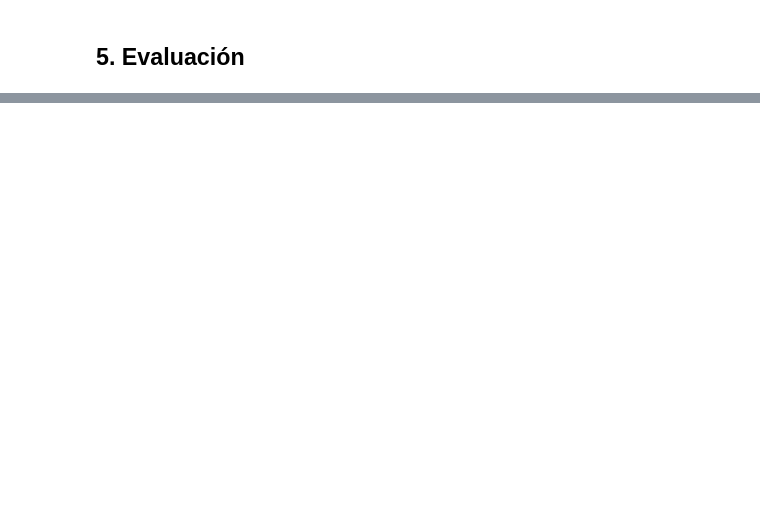
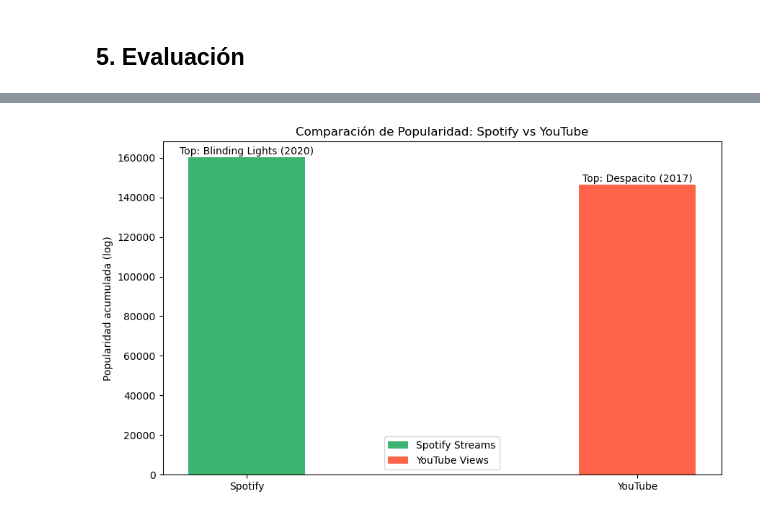
Before and after one commit to Julizzy/proyecto-analitica-c1, a Jupyter notebook: Proyecto_C1_Grupo5/proyecto_c1_grupo5.ipynb, the cells around one changed output, grey strips where cells are left out. Cells and saved outputs as stored; diff of their text form; code cells hidden in the pictures; blank space fills up the shorter version.

Commit message:
crea gráficos para la parte de evaluación

```diff
--- a/Proyecto_C1_Grupo5/proyecto_c1_grupo5.ipynb
+++ b/Proyecto_C1_Grupo5/proyecto_c1_grupo5.ipynb
@@ -382,3 +407,39 @@ RMSE: 0.493
+# %%
+import matplotlib.pyplot as plt
+
+
+total_spotify = df_reduced["Stream_log"].sum()
+total_youtube = df_reduced["Views_log"].sum()
+
+
+# Spotify
+top_spotify = df_reduced.loc[df_reduced["Stream_log"].idxmax(), ["Track", "Year", "Stream_log"]]
+
+# YouTube
+top_youtube = df_reduced.loc[df_reduced["Views_log"].idxmax(), ["Track", "Year", "Views_log"]]
+
+
+
+fig, ax = plt.subplots(figsize=(10,6))
+
+# Barras totales
+ax.bar(["Spotify"], [total_spotify], color="mediumseagreen", label="Spotify Streams", width=0.3)
+ax.bar(["YouTube"], [total_youtube], color="tomato", label="YouTube Views", width=0.3)
+
+# Anotaciones con las canciones top
+ax.text("Spotify", total_spotify*1.01, f"Top: {top_spotify['Track']} ({int(top_spotify['Year'])})",
+        ha="center", fontsize=10, color="black", rotation=0)
+
+ax.text("YouTube", total_youtube*1.01, f"Top: {top_youtube['Track']} ({int(top_youtube['Year'])})",
+        ha="center", fontsize=10, color="black", rotation=0)
+
+# Detalles del gráfico
+ax.set_ylabel("Popularidad acumulada (log)")
+ax.set_title("Comparación de Popularidad: Spotify vs YouTube")
+ax.legend()
+plt.show()
+# %% [output]
+[figure, added]
 # %%
 
 # ==============================
```
Also changed, not shown: parts of 4 cells of this notebook.
